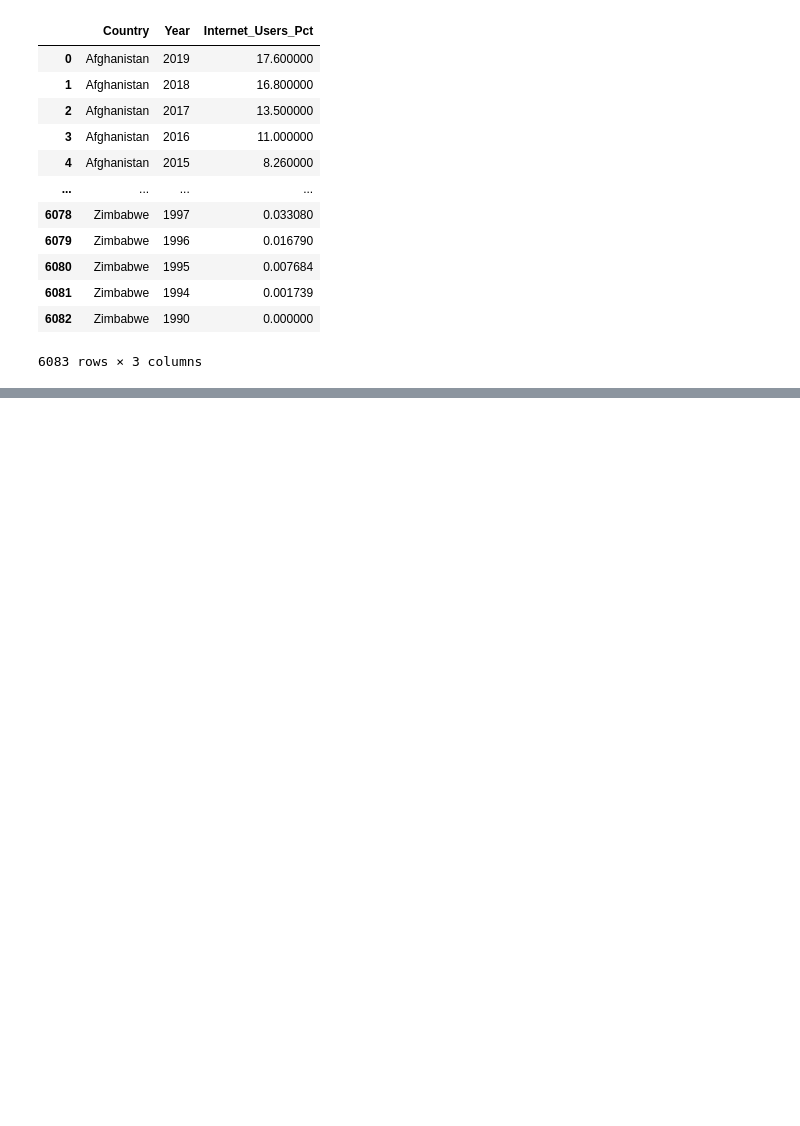
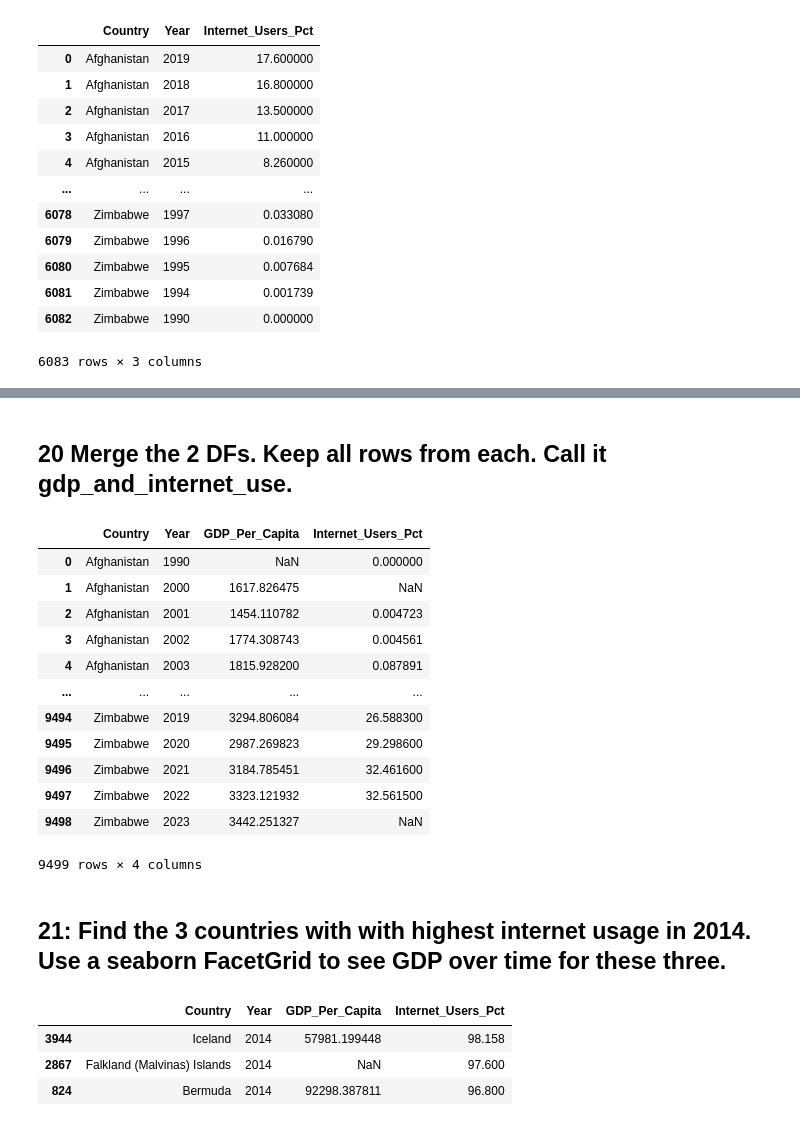
Before and after one commit to NSS-Full-Time-Data-Analytics-16/un-project-JLRoselle, a Jupyter notebook: notebooks/UN_Project.ipynb, the cells around one changed output, grey strips where cells are left out. Drawn from its saved outputs; the diff is of its cells as text; code cells hidden in the pictures; blank space fills up the shorter version.

```diff
--- a/notebooks/UN_Project.ipynb
+++ b/notebooks/UN_Project.ipynb
@@ -436,0 +559,21 @@ internet_df
+# %% [markdown]
+## 20 Merge the 2 DFs. Keep all rows from each. Call it gdp_and_internet_use.
+# %%
+gdp_and_internet_use = pd.merge(gdp_df, internet_df, how= 'outer')
+gdp_and_internet_use
+# %% [output]
+|  | Country | Year | GDP_Per_Capita | Internet_Users_Pct |
+| 0 | Afghanistan | 1990 | NaN | 0.000000 |
+| 1 | Afghanistan | 2000 | 1617.826475 | NaN |
+| 2 | Afghanistan | 2001 | 1454.110782 | 0.004723 |
+| 3 | Afghanistan | 2002 | 1774.308743 | 0.004561 |
+| 4 | Afghanistan | 2003 | 1815.928200 | 0.087891 |
+| ... | ... | ... | ... | ... |
+| 9494 | Zimbabwe | 2019 | 3294.806084 | 26.588300 |
+| 9495 | Zimbabwe | 2020 | 2987.269823 | 29.298600 |
+| 9496 | Zimbabwe | 2021 | 3184.785451 | 32.461600 |
+| 9497 | Zimbabwe | 2022 | 3323.121932 | 32.561500 |
+| 9498 | Zimbabwe | 2023 | 3442.251327 | NaN |
+9499 rows × 4 columns
+# %% [markdown]
+## 21: Find the 3 countries with with highest internet usage in 2014. Use a seaborn FacetGrid to see GDP over time for these three.
@@ -436,0 +582,7 @@ internet_df
+# %%
+gdp_and_internet_2014.nlargest(3, 'Internet_Users_Pct')
+# %% [output]
+|  | Country | Year | GDP_Per_Capita | Internet_Users_Pct |
+| 3944 | Iceland | 2014 | 57981.199448 | 98.158 |
+| 2867 | Falkland (Malvinas) Islands | 2014 | NaN | 97.600 |
+| 824 | Bermuda | 2014 | 92298.387811 | 96.800 |
```
Also changed, not shown: parts of 36 cells of this notebook.
